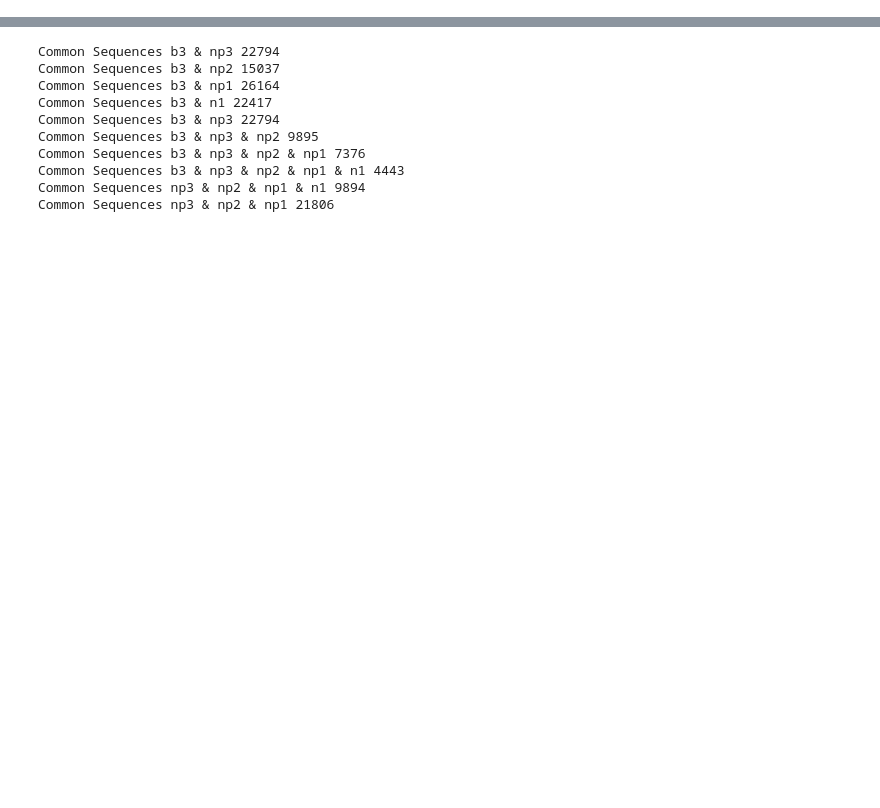
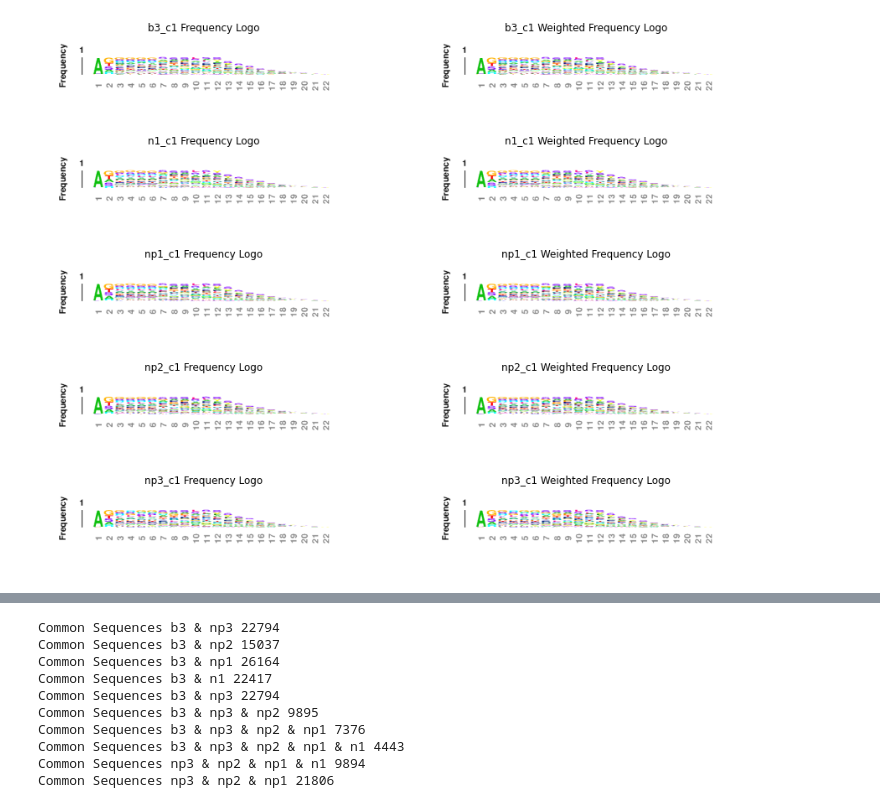
Before and after one commit to Jonahowns/phage_display_ML, a Jupyter notebook: rbm_torch/pig_analysis.ipynb, the cells around one changed output, grey strips where cells are left out. Cells and saved outputs as stored; diff of their text form; code cells hidden in the pictures; blank space fills up the shorter version.

```diff
--- a/rbm_torch/pig_analysis.ipynb
+++ b/rbm_torch/pig_analysis.ipynb
@@ -109,3 +101,29 @@ def
 # %%
 # Stores all data in a dictionary ("data")
 data_c1 = fetch_data(c1_rounds, dir="../pig_tissue", counts=True)
+# %%
+# Generate Sequence Logo for Each round
+for r in c1_rounds:
+    seq_logo(data_c1[data_c1["round"] == r], f"{r}_seqlogo", weight=False, outdir="../pig_tissue/seqlogos/")
+    seq_logo(data_c1[data_c1["round"] == r], f"{r}_w_seqlogo", weight=True, outdir="../pig_tissue/seqlogos/")
+# %%
+# Seq Logo showing Frequency of Each Amino Acid at each position
+
+fig, axs = plt.subplots(5, 2)
+fig.set_size_inches(15, 12)
+seqdir = "../pig_tissue/seqlogos/"
+
+for rid, r in enumerate(c1_rounds):
+    img1 = mpimg.imread(f"{seqdir}{r}_seqlogo.freq.png")
+    img2 = mpimg.imread(f"{seqdir}{r}_w_seqlogo.freq.png")
+    axs[rid][0].imshow(img1)
+    axs[rid][1].imshow(img2)
+    axs[rid][0].axis("off")
+    axs[rid][1].axis("off")
+    axs[rid][0].set_title(f"{r} Frequency Logo")
+    axs[rid][1].set_title(f"{r} Weighted Frequency Logo")
+
+# plt.axis('off')
+plt.show()
+# %% [output]
+[figure, added]
```
Also changed, not shown: parts of 10 cells of this notebook, 1 other file.
